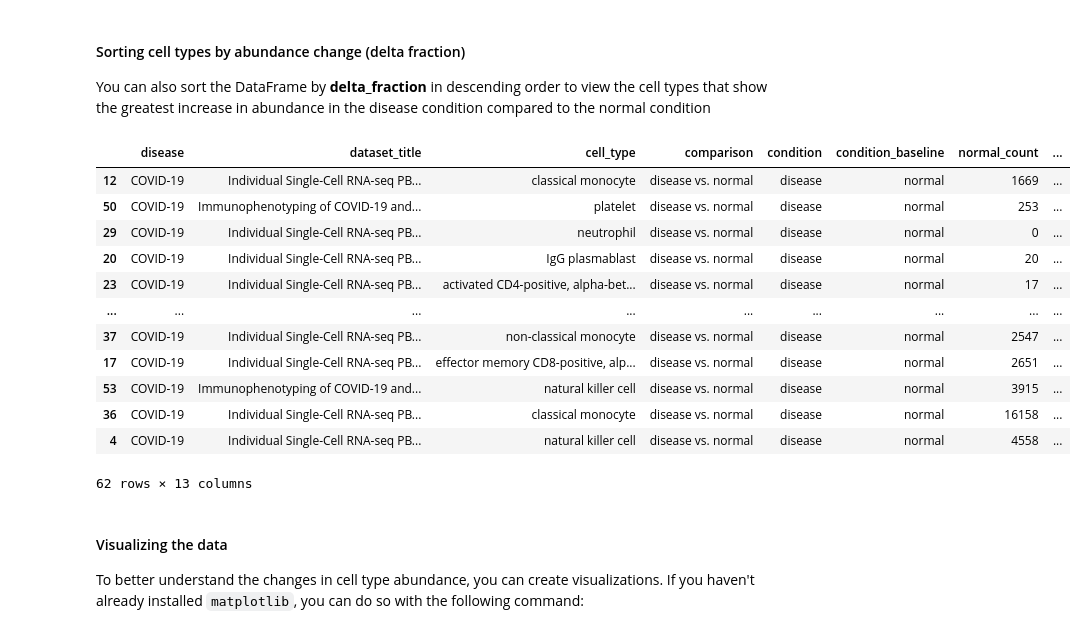
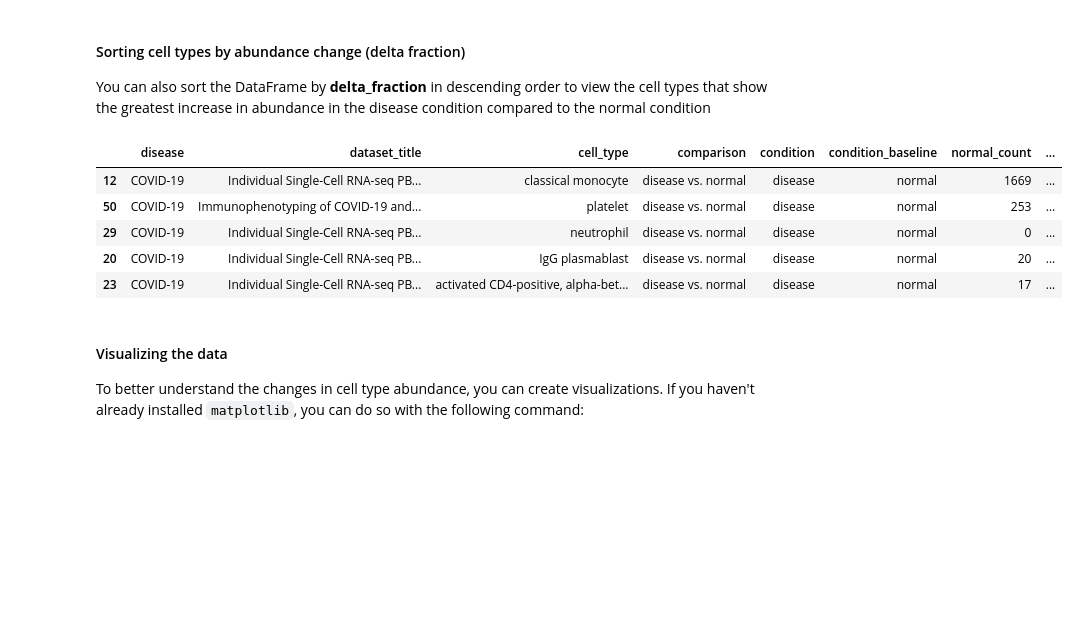
Before and after one commit to YingX97/cell_atlas_approximations_disease_API, a Jupyter notebook: Python/tutorials/api_tutorial.ipynb, the cells around one changed output. Saved outputs shown, nothing was run; the diff lists cells and outputs as text; code cells hidden in the pictures; blank space fills up the shorter version.

```diff
--- a/Python/tutorials/api_tutorial.ipynb
+++ b/Python/tutorials/api_tutorial.ipynb
@@ -79,21 +79,15 @@ You can also sort the DataFrame by **delta_fraction** in descending order to vie
 # %%
 df_sorted_descending = df_celltype_abundance.sort_values(by='delta_fraction', ascending=False)
 
-df_sorted_descending
+# show the top 5 as an example
+df_sorted_descending.head(5)
 # %% [output]
 |  | disease | dataset_title | cell_type | comparison | condition | condition_baseline | normal_count | ... |
 | 12 | COVID-19 | Individual Single-Cell RNA-seq PB... | classical monocyte | disease vs. normal | disease | normal | 1669 | ... |
 | 50 | COVID-19 | Immunophenotyping of COVID-19 and... | platelet | disease vs. normal | disease | normal | 253 | ... |
 | 29 | COVID-19 | Individual Single-Cell RNA-seq PB... | neutrophil | disease vs. normal | disease | normal | 0 | ... |
 | 20 | COVID-19 | Individual Single-Cell RNA-seq PB... | IgG plasmablast | disease vs. normal | disease | normal | 20 | ... |
 | 23 | COVID-19 | Individual Single-Cell RNA-seq PB... | activated CD4-positive, alpha-bet... | disease vs. normal | disease | normal | 17 | ... |
-| ... | ... | ... | ... | ... | ... | ... | ... | ... |
-| 37 | COVID-19 | Individual Single-Cell RNA-seq PB... | non-classical monocyte | disease vs. normal | disease | normal | 2547 | ... |
-| 17 | COVID-19 | Individual Single-Cell RNA-seq PB... | effector memory CD8-positive, alp... | disease vs. normal | disease | normal | 2651 | ... |
-| 53 | COVID-19 | Immunophenotyping of COVID-19 and... | natural killer cell | disease vs. normal | disease | normal | 3915 | ... |
-| 36 | COVID-19 | Individual Single-Cell RNA-seq PB... | classical monocyte | disease vs. normal | disease | normal | 16158 | ... |
-| 4 | COVID-19 | Individual Single-Cell RNA-seq PB... | natural killer cell | disease vs. normal | disease | normal | 4558 | ... |
-62 rows × 13 columns
 # %% [markdown]
 #### Visualizing the data
 
```
Also changed, not shown: parts of 2 cells of this notebook.
